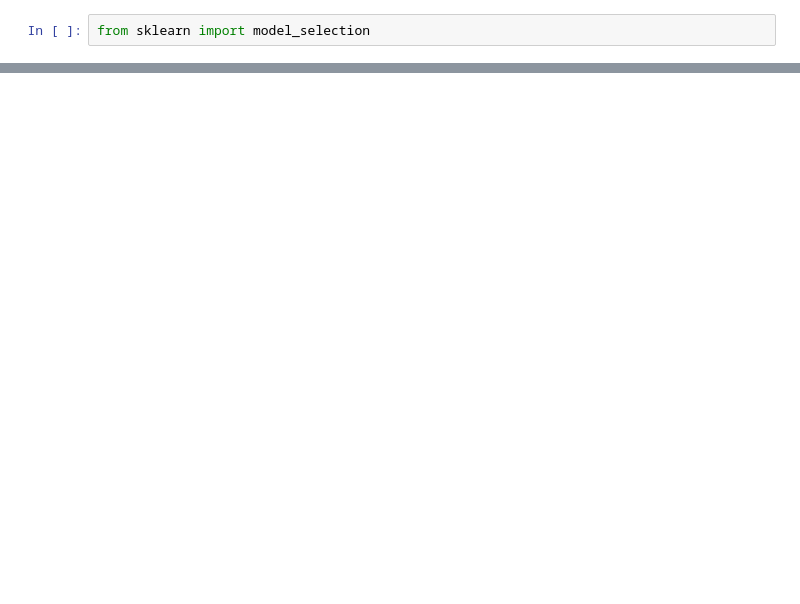
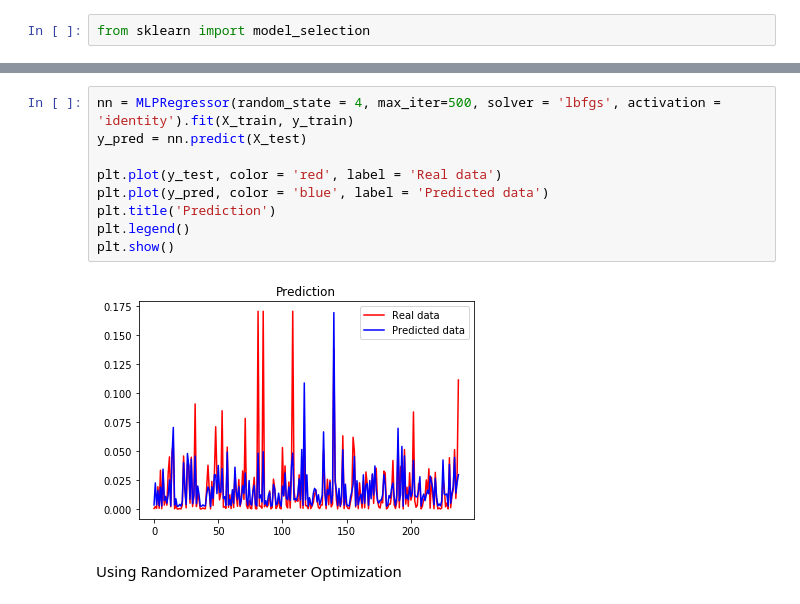
Before and after one commit to EMAT31530/green-team-repo-2, a Jupyter notebook: Neural_Networks/RG/3.Price-NN-Experimentation.ipynb, the cells around one changed output, grey strips where cells are left out. Drawn from its saved outputs; the diff is of its cells as text; blank space fills up the shorter version.

Commit message:
improving model using hyperperameter tuning

```diff
--- a/Neural_Networks/RG/3.Price-NN-Experimentation.ipynb
+++ b/Neural_Networks/RG/3.Price-NN-Experimentation.ipynb
@@ -179,0 +223,13 @@ NameError: name 'Ridge' is not defined
+# %%
+nn = MLPRegressor(random_state = 4, max_iter=500, solver = 'lbfgs', activation = 'identity').fit(X_train, y_train)
+y_pred = nn.predict(X_test)
+
+plt.plot(y_test, color = 'red', label = 'Real data')
+plt.plot(y_pred, color = 'blue', label = 'Predicted data')
+plt.title('Prediction')
+plt.legend()
+plt.show()
+# %% [output]
+[figure, added]
+# %% [markdown]
+Using Randomized Parameter Optimization
```
Also changed, not shown: parts of 8 cells of this notebook, 1 other file.
